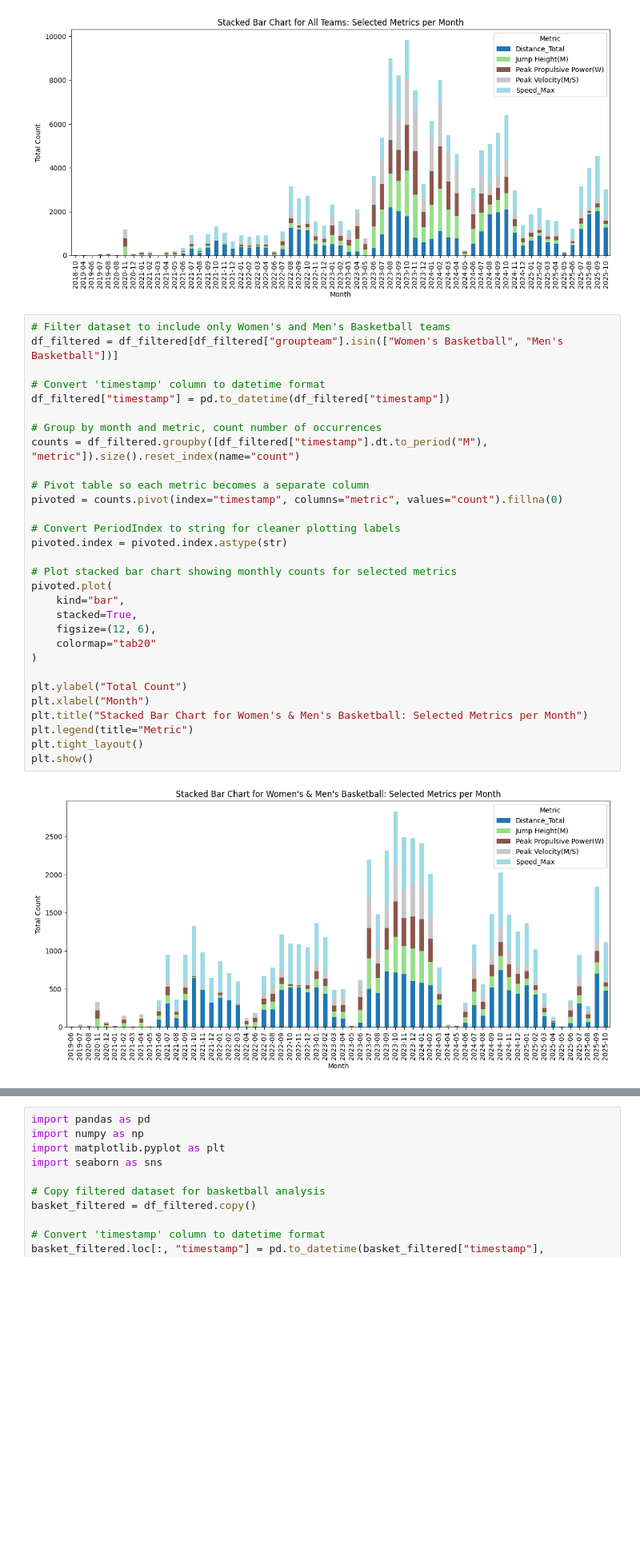
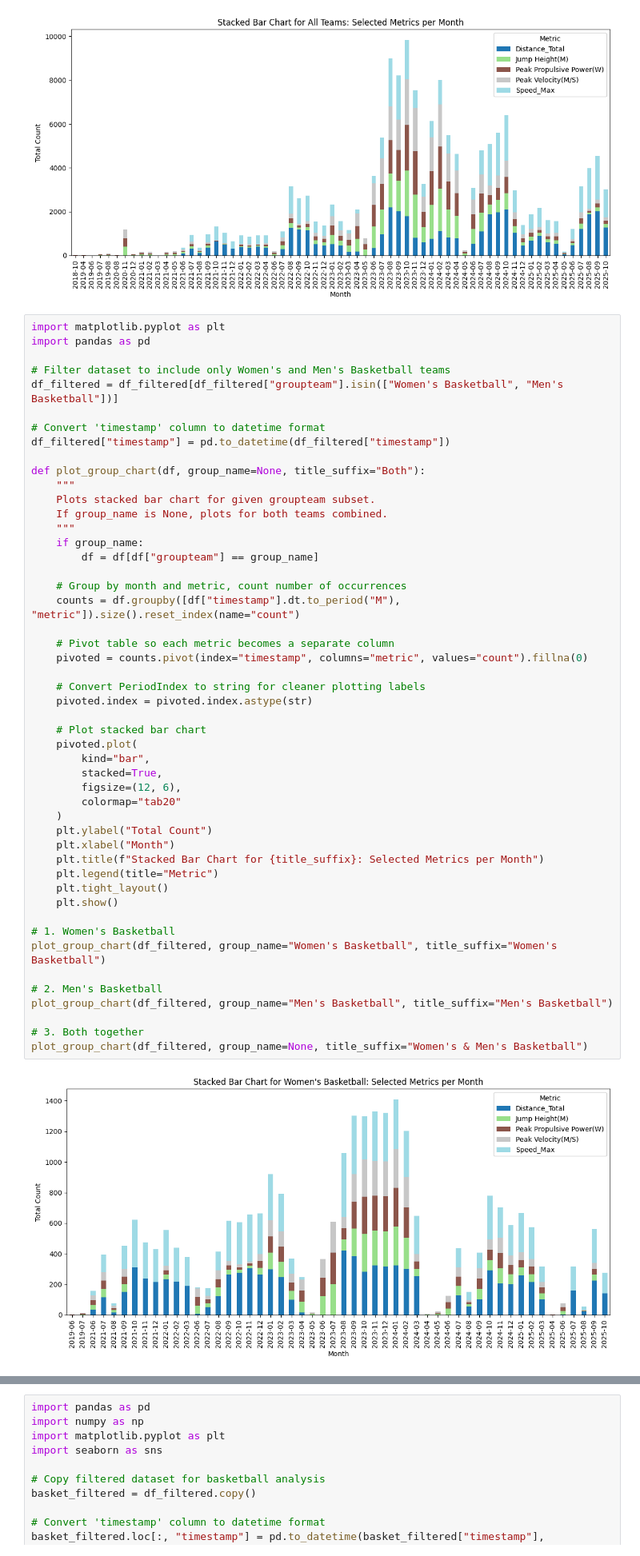
Before and after one commit to briggsprashar/sports_metric_analysis, a Jupyter notebook: scripts/part3.2_viz_comparison.ipynb, the cells around one changed output, grey strips where cells are left out. Shown at 80% size. Cells and saved outputs as stored; diff of their text form; blank space fills up the shorter version.

```diff
--- a/scripts/part3.2_viz_comparison.ipynb
+++ b/scripts/part3.2_viz_comparison.ipynb
@@ -338,34 +362,53 @@ plt.show()
 # %% [output]
 [figure]
 # %%
+import matplotlib.pyplot as plt
+import pandas as pd
+
 # Filter dataset to include only Women's and Men's Basketball teams
 df_filtered = df_filtered[df_filtered["groupteam"].isin(["Women's Basketball", "Men's Basketball"])]
 
 # Convert 'timestamp' column to datetime format
 df_filtered["timestamp"] = pd.to_datetime(df_filtered["timestamp"])
 
-# Group by month and metric, count number of occurrences
-counts = df_filtered.groupby([df_filtered["timestamp"].dt.to_period("M"), "metric"]).size().reset_index(name="count")
+def plot_group_chart(df, group_name=None, title_suffix="Both"):
+    """
+    Plots stacked bar chart for given groupteam subset.
+    If group_name is None, plots for both teams combined.
+    """
+    if group_name:
+        df = df[df["groupteam"] == group_name]
 
-# Pivot table so each metric becomes a separate column
-pivoted = counts.pivot(index="timestamp", columns="metric", values="count").fillna(0)
+    # Group by month and metric, count number of occurrences
+    counts = df.groupby([df["timestamp"].dt.to_period("M"), "metric"]).size().reset_index(name="count")
 
-# Convert PeriodIndex to string for cleaner plotting labels
-pivoted.index = pivoted.index.astype(str)
+    # Pivot table so each metric becomes a separate column
+    pivoted = counts.pivot(index="timestamp", columns="metric", values="count").fillna(0)
 
-# Plot stacked bar chart showing monthly counts for selected metrics
-pivoted.plot(
-    kind="bar",
-    stacked=True,
-    figsize=(12, 6),
-    colormap="tab20"
-)
+    # Convert PeriodIndex to string for cleaner plotting labels
+    pivoted.index = pivoted.index.astype(str)
 
-plt.ylabel("Total Count")
-plt.xlabel("Month")
-plt.title("Stacked Bar Chart for Women's & Men's Basketball: Selected Metrics per Month")
-plt.legend(title="Metric")
-plt.tight_layout()
-plt.show()
+    # Plot stacked bar chart
+    pivoted.plot(
+        kind="bar",
+        stacked=True,
+        figsize=(12, 6),
+        colormap="tab20"
+    )
+    plt.ylabel("Total Count")
+    plt.xlabel("Month")
+    plt.title(f"Stacked Bar Chart for {title_suffix}: Selected Metrics per Month")
+    plt.legend(title="Metric")
+    plt.tight_layout()
+    plt.show()
+
+# 1. Women's Basketball
+plot_group_chart(df_filtered, group_name="Women's Basketball", title_suffix="Women's Basketball")
+
+# 2. Men's Basketball
+plot_group_chart(df_filtered, group_name="Men's Basketball", title_suffix="Men's Basketball")
+
+# 3. Both together
+plot_group_chart(df_filtered, group_name=None, title_suffix="Women's & Men's Basketball")
 # %% [output]
-[figure, old version]
+[figure, new version]
```
Also changed, not shown: parts of 2 cells of this notebook, 1 other file.
